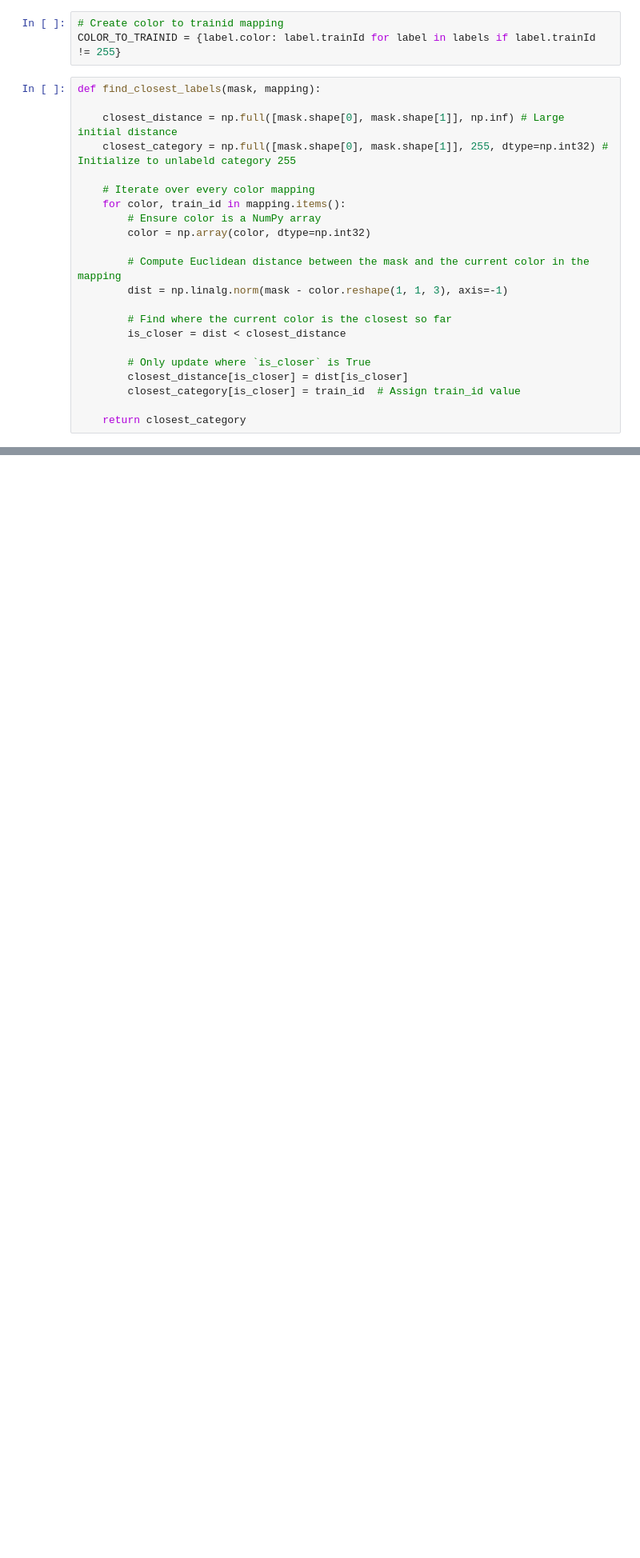
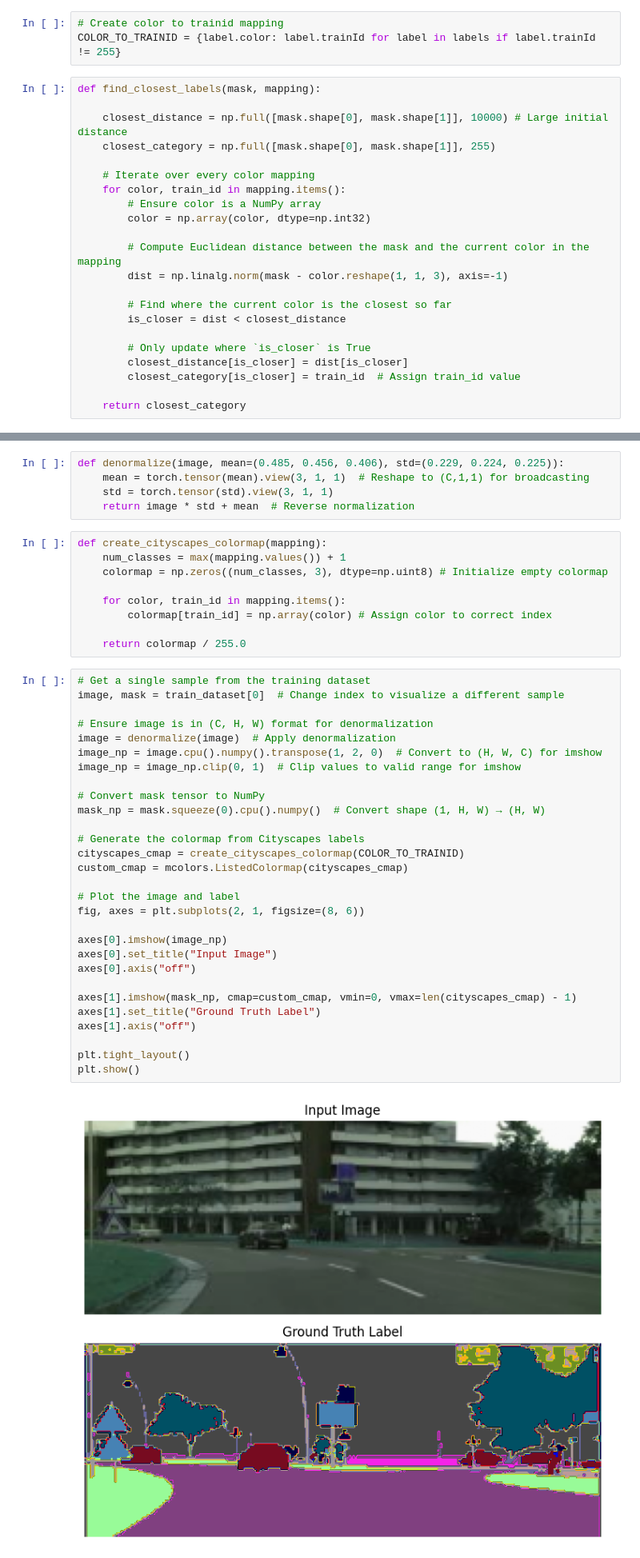
Before and after one commit to abeyyoseph/OtherProjects, a Jupyter notebook: CityscapesSemanticSegmentation/CityscapesSemanticSegmentation.ipynb, the cells around one changed output, grey strips where cells are left out. Shown at 80% size. Drawn from its saved outputs; the diff is of its cells as text; blank space fills up the shorter version.

```diff
--- a/CityscapesSemanticSegmentation/CityscapesSemanticSegmentation.ipynb
+++ b/CityscapesSemanticSegmentation/CityscapesSemanticSegmentation.ipynb
@@ -109,8 +110,8 @@ COLOR_TO_TRAINID = {label.color: label.trainId for label in labels if label.trai
 # %%
 def find_closest_labels(mask, mapping):
 
-    closest_distance = np.full([mask.shape[0], mask.shape[1]], np.inf) # Large initial distance
-    closest_category = np.full([mask.shape[0], mask.shape[1]], 255, dtype=np.int32) # Initialize to unlabeld category 255
+    closest_distance = np.full([mask.shape[0], mask.shape[1]], 10000) # Large initial distance
+    closest_category = np.full([mask.shape[0], mask.shape[1]], 255)
 
     # Iterate over every color mapping
     for color, train_id in mapping.items():
@@ -259,6 +260,51 @@ val_dataset = CityscapesDataset(
     split="val",
     transform=val_image_transform,
     target_transform=val_label_transform)
+# %%
+def denormalize(image, mean=(0.485, 0.456, 0.406), std=(0.229, 0.224, 0.225)):
+    mean = torch.tensor(mean).view(3, 1, 1)  # Reshape to (C,1,1) for broadcasting
+    std = torch.tensor(std).view(3, 1, 1)
+    return image * std + mean  # Reverse normalization
+# %%
+def create_cityscapes_colormap(mapping):
+    num_classes = max(mapping.values()) + 1
+    colormap = np.zeros((num_classes, 3), dtype=np.uint8) # Initialize empty colormap
+
+    for color, train_id in mapping.items():
+        colormap[train_id] = np.array(color) # Assign color to correct index
+
+    return colormap / 255.0
+# %%
+# Get a single sample from the training dataset
+image, mask = train_dataset[0]  # Change index to visualize a different sample
+
+# Ensure image is in (C, H, W) format for denormalization
+image = denormalize(image)  # Apply denormalization
+image_np = image.cpu().numpy().transpose(1, 2, 0)  # Convert to (H, W, C) for imshow
+image_np = image_np.clip(0, 1)  # Clip values to valid range for imshow
+
+# Convert mask tensor to NumPy
+mask_np = mask.squeeze(0).cpu().numpy()  # Convert shape (1, H, W) → (H, W)
+
+# Generate the colormap from Cityscapes labels
+cityscapes_cmap = create_cityscapes_colormap(COLOR_TO_TRAINID)
+custom_cmap = mcolors.ListedColormap(cityscapes_cmap)
+
+# Plot the image and label
+fig, axes = plt.subplots(2, 1, figsize=(8, 6))
+
+axes[0].imshow(image_np)
+axes[0].set_title("Input Image")
+axes[0].axis("off")
+
+axes[1].imshow(mask_np, cmap=custom_cmap, vmin=0, vmax=len(cityscapes_cmap) - 1)
+axes[1].set_title("Ground Truth Label")
+axes[1].axis("off")
+
+plt.tight_layout()
+plt.show()
+# %% [output]
+[figure, added]
 # %%
 # Load the DeepLabV3 model with the ResNet50 backbone
 model = deeplabv3_resnet50(weights=DeepLabV3_ResNet50_Weights.DEFAULT)
```
Also changed, not shown: parts of 7 cells of this notebook.
